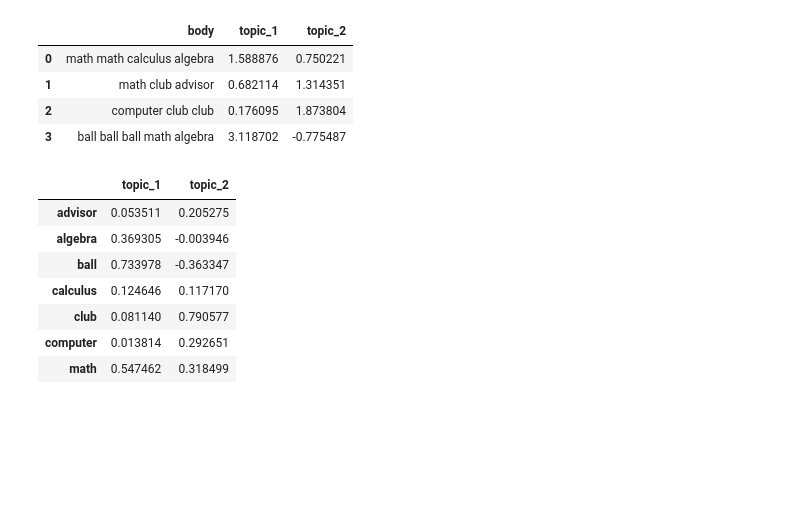
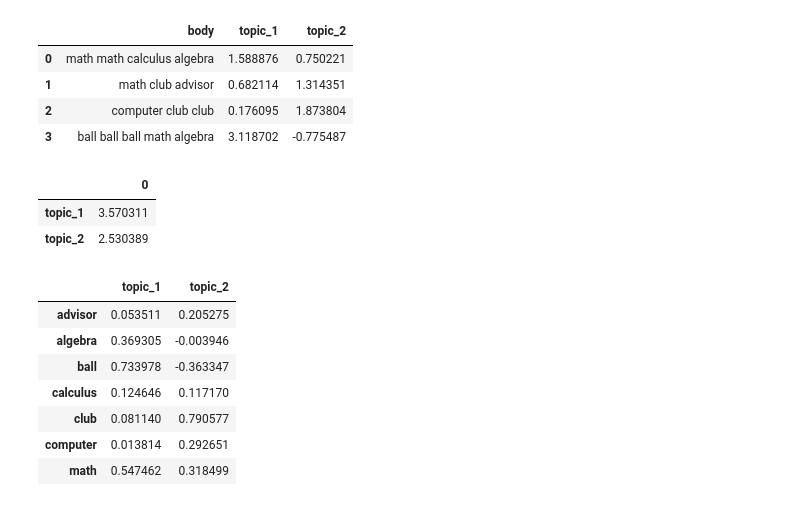
Before and after one commit to PkBadger/ExposicionSVD, a Jupyter notebook: ExposicionSVD.ipynb, the cells around one changed output. Drawn from its saved outputs; the diff is of its cells as text; code cells hidden in the pictures; blank space fills up the shorter version.

```diff
--- a/ExposicionSVD.ipynb
+++ b/ExposicionSVD.ipynb
@@ -50,6 +51,12 @@ topic_encoded_df[['body','topic_1', 'topic_2']]
 | 1 | math club advisor | 0.682114 | 1.314351 |
 | 2 | computer club club | 0.176095 | 1.873804 |
 | 3 | ball ball ball math algebra | 3.118702 | -0.775487 |
+# %%
+pd.DataFrame(svd.singular_values_, index=['topic_1', 'topic_2'])
+# %% [output]
+|  | 0 |
+| topic_1 | 3.570311 |
+| topic_2 | 2.530389 |
 # %%
 dictionary = vectorizer.get_feature_names()
 
```
Also changed, not shown: parts of 2 cells of this notebook.
